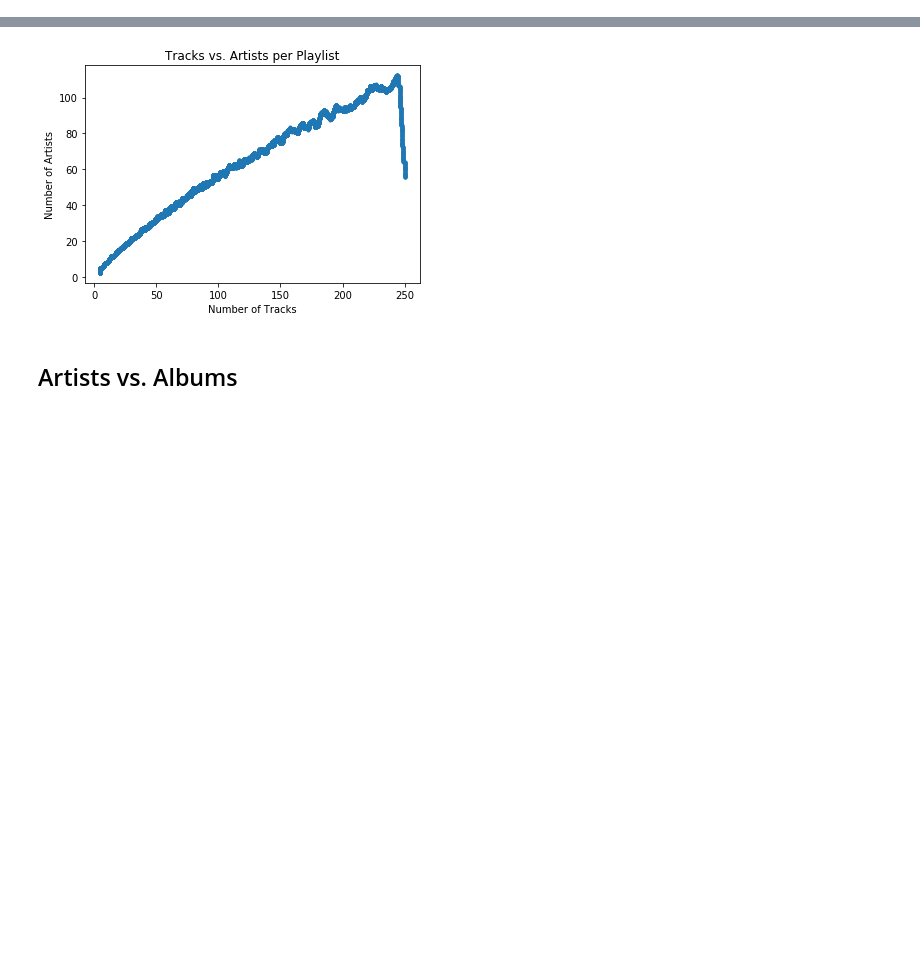
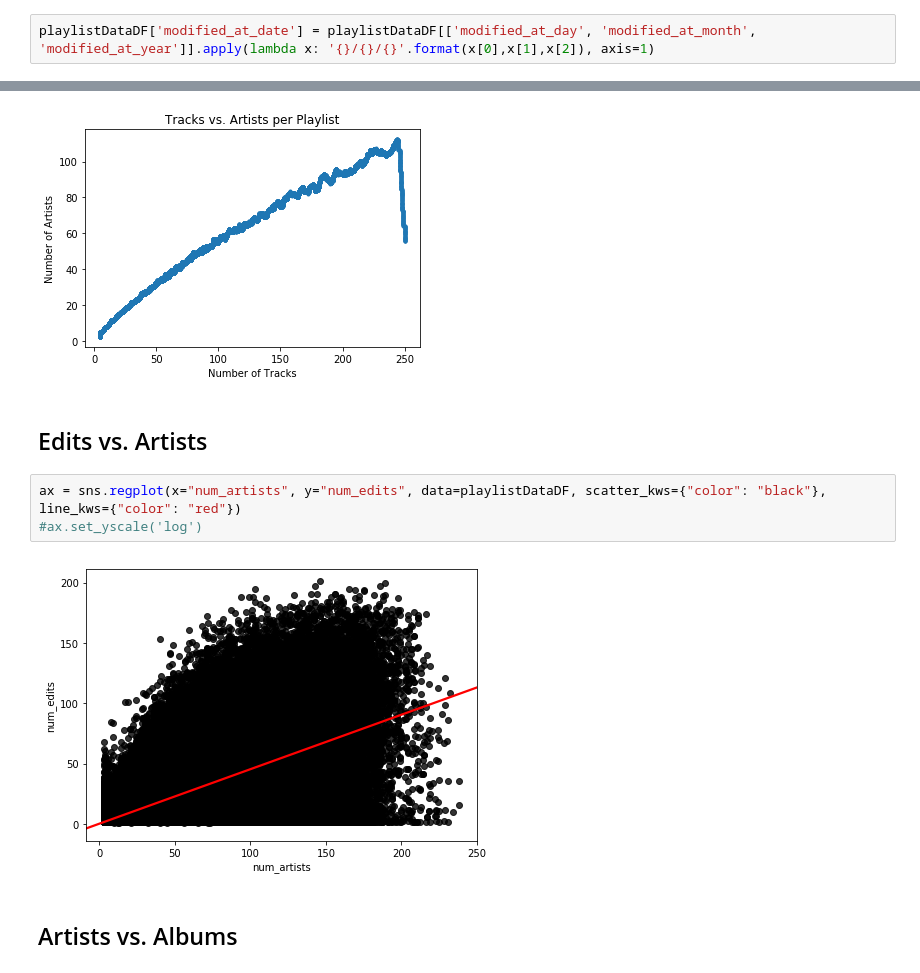
Before and after one commit to adamkhazi/one-million-playlists, a Jupyter notebook: exploration/basic.ipynb, the cells around one changed output, grey strips where cells are left out. Cells and saved outputs as stored; diff of their text form; blank space fills up the shorter version.

```diff
--- a/exploration/basic.ipynb
+++ b/exploration/basic.ipynb
@@ -37,3 +37,5 @@ playlistDataDF['modified_at_week_day'].unique()
 # %% [output]
 array(['Saturday', 'Thursday', 'Monday', 'Wednesday', 'Friday', 'Tuesday',
        'Sunday'], dtype=object)
+# %%
+playlistDataDF['modified_at_date'] = playlistDataDF[['modified_at_day', 'modified_at_month', 'modified_at_year']].apply(lambda x: '{}/{}/{}'.format(x[0],x[1],x[2]), axis=1)
@@ -329,6 +355,13 @@ plt.ylabel('Number of Artists')
 plt.show()
 # %% [output]
 [figure]
+# %% [markdown]
+## Edits vs. Artists
+# %%
+ax = sns.regplot(x="num_artists", y="num_edits", data=playlistDataDF, scatter_kws={"color": "black"}, line_kws={"color": "red"})
+#ax.set_yscale('log')
+# %% [output]
+[figure, added]
 # %% [markdown]
 ## Artists vs. Albums
 # %%
```
Also changed, not shown: parts of 7 cells of this notebook.
